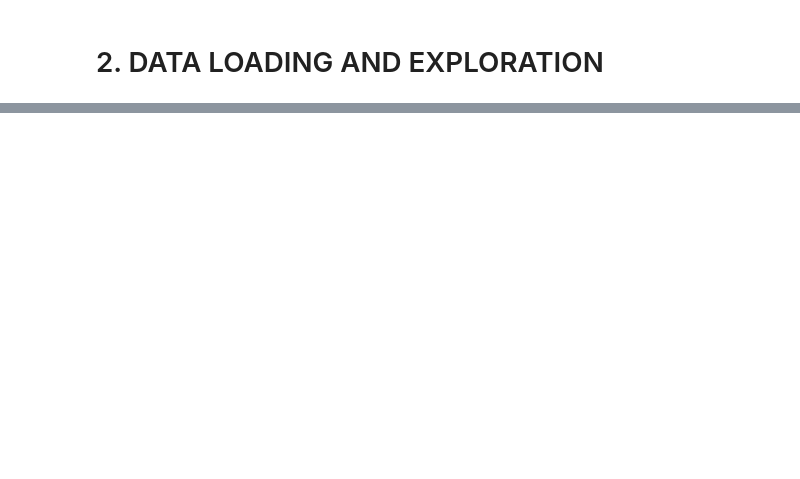
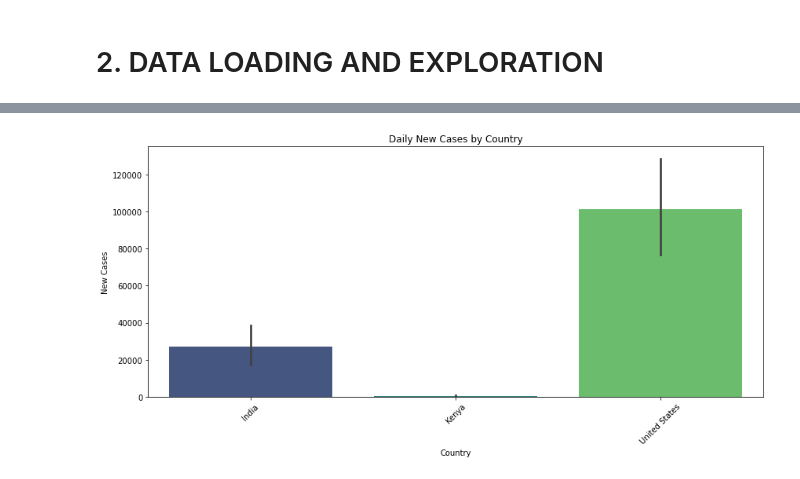
Before and after one commit to HellenDianaNjeri/COVID-19-GLOBAL-TRACKER-PROJECT, a Jupyter notebook: COVID_19.ipynb, the cells around one changed output, grey strips where cells are left out. Saved outputs shown, nothing was run; the diff lists cells and outputs as text; code cells hidden in the pictures; blank space fills up the shorter version.

```diff
--- a/COVID_19.ipynb
+++ b/COVID_19.ipynb
@@ -89,0 +163,12 @@ covid_df = covid_df[key_columns].dropna()
+# %%
+# bar graph for daily new cases vs countries
+plt.figure(figsize=(12, 6))
+sns.barplot(data=covid_df, x='location', y='new_cases', palette='viridis')
+plt.title('Daily New Cases by Country')
+plt.xlabel('Country')
+plt.ylabel('New Cases')
+plt.xticks(rotation=45)
+plt.tight_layout()
+plt.show()
+# %% [output]
+[figure, added]
```
Also changed, not shown: parts of 18 cells of this notebook.
